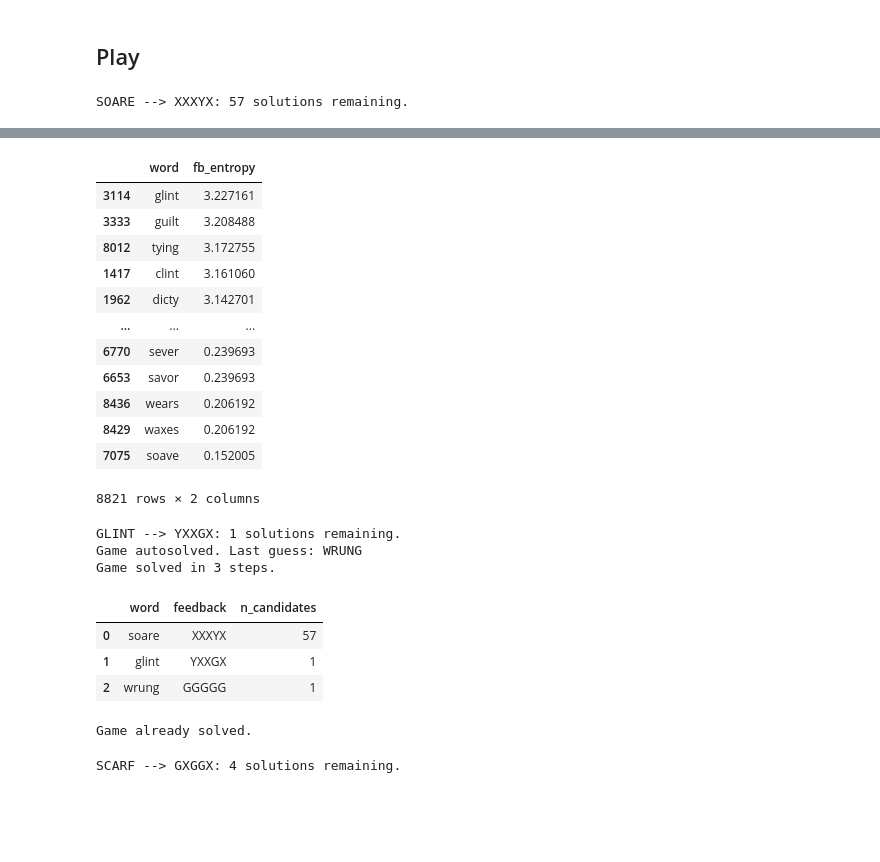
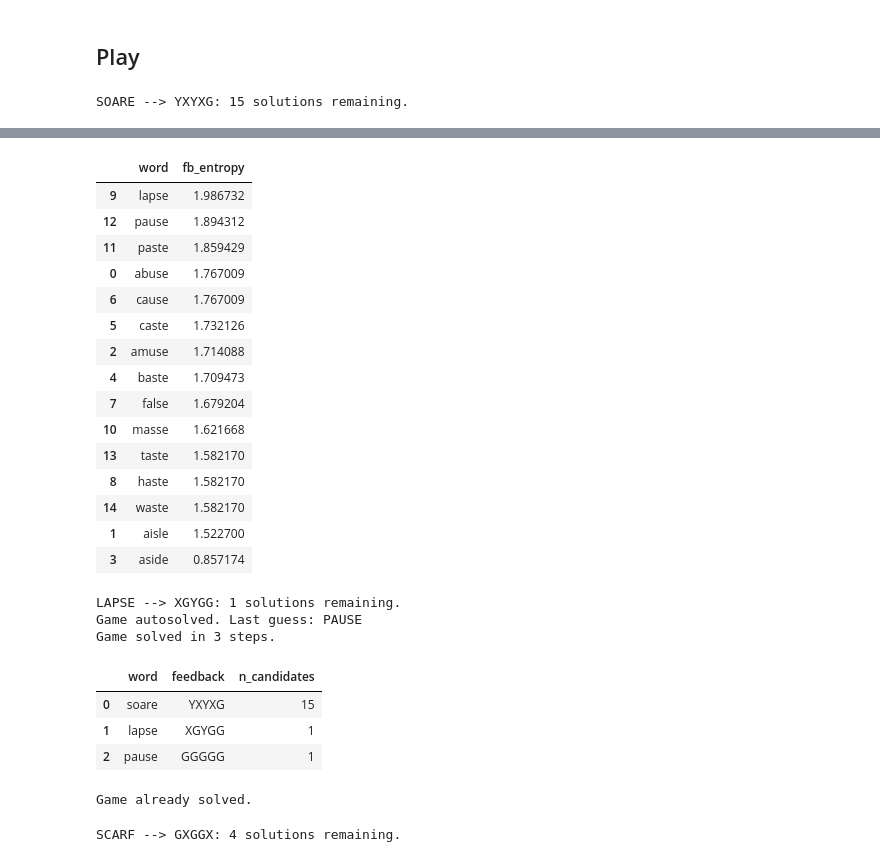
Before and after one commit to chrischow/wordle_solver, a Jupyter notebook: notebooks/play_wordle.ipynb, the cells around one changed output, grey strips where cells are left out. Drawn from its saved outputs; the diff is of its cells as text; code cells hidden in the pictures; blank space fills up the shorter version.

Commit message:
Add table for Medium

```diff
--- a/notebooks/play_wordle.ipynb
+++ b/notebooks/play_wordle.ipynb
@@ -21,8 +21,8 @@ wordle = wordle_candidates.loc[
 ## Play
 # %%
 game = Wordle(wordle, wordle_answers)
-game.guess('soare', 'xxxyx')
+game.guess('soare', 'yxyxg')
 game.optimise(method='fb_entropy')
 # %% [output]
-SOARE --> XXXYX: 57 solutions remaining.
+SOARE --> YXYXG: 15 solutions remaining.
 [Parallel(n_jobs=-2)]: Using backend LokyBackend with 5 concurrent workers.
@@ -32,27 +31,30 @@ SOARE --> XXXYX: 57 solutions remaining.
 |  | word | fb_entropy |
-| 3114 | glint | 3.227161 |
-| 3333 | guilt | 3.208488 |
-| 8012 | tying | 3.172755 |
-| 1417 | clint | 3.161060 |
-| 1962 | dicty | 3.142701 |
-| ... | ... | ... |
-| 6770 | sever | 0.239693 |
-| 6653 | savor | 0.239693 |
-| 8436 | wears | 0.206192 |
-| 8429 | waxes | 0.206192 |
-| 7075 | soave | 0.152005 |
+| 9 | lapse | 1.986732 |
+| 12 | pause | 1.894312 |
+| 11 | paste | 1.859429 |
+| 0 | abuse | 1.767009 |
+| 6 | cause | 1.767009 |
+| 5 | caste | 1.732126 |
+| 2 | amuse | 1.714088 |
+| 4 | baste | 1.709473 |
+| 7 | false | 1.679204 |
+| 10 | masse | 1.621668 |
+| 13 | taste | 1.582170 |
+| 8 | haste | 1.582170 |
+| 14 | waste | 1.582170 |
+| 1 | aisle | 1.522700 |
+| 3 | aside | 0.857174 |
-8821 rows × 2 columns
 # %%
-game.guess('glint', 'yxxgx')
+game.guess('lapse', 'xgygg')
 game.optimise(method='fb_entropy')
 # %% [output]
-GLINT --> YXXGX: 1 solutions remaining.
-Game autosolved. Last guess: WRUNG
+LAPSE --> XGYGG: 1 solutions remaining.
+Game autosolved. Last guess: PAUSE
 Game solved in 3 steps.
 |  | word | feedback | n_candidates |
-| 0 | soare | XXXYX | 57 |
-| 1 | glint | YXXGX | 1 |
-| 2 | wrung | GGGGG | 1 |
+| 0 | soare | YXYXG | 15 |
+| 1 | lapse | XGYGG | 1 |
+| 2 | pause | GGGGG | 1 |
 Game already solved.
 # %%
 game.guess('scarf', 'gxggx')
```
Also changed, not shown: parts of 1 cell of this notebook, 5 other files.
